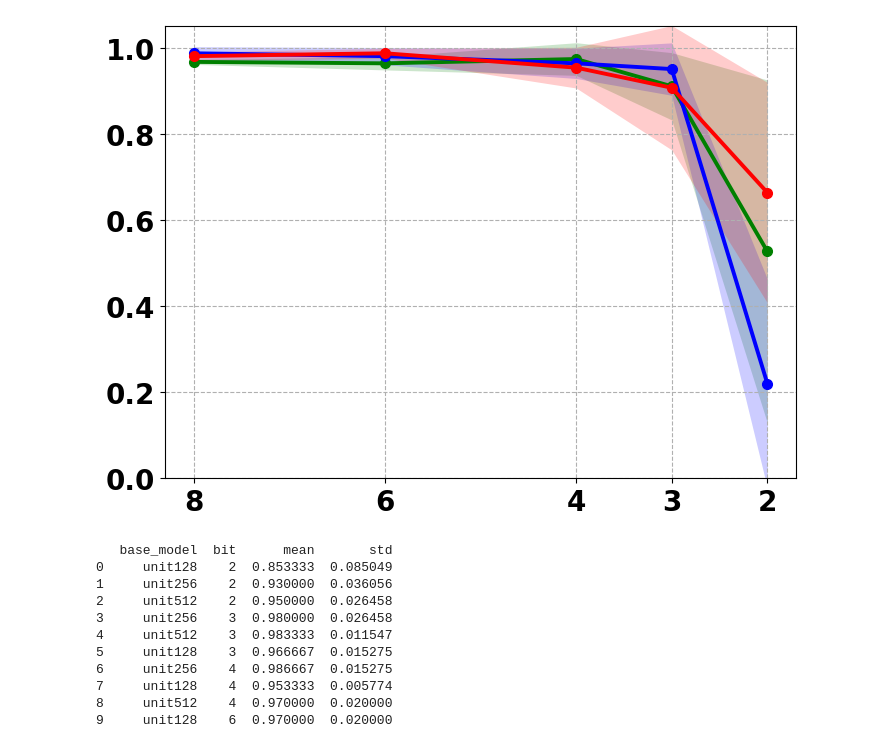
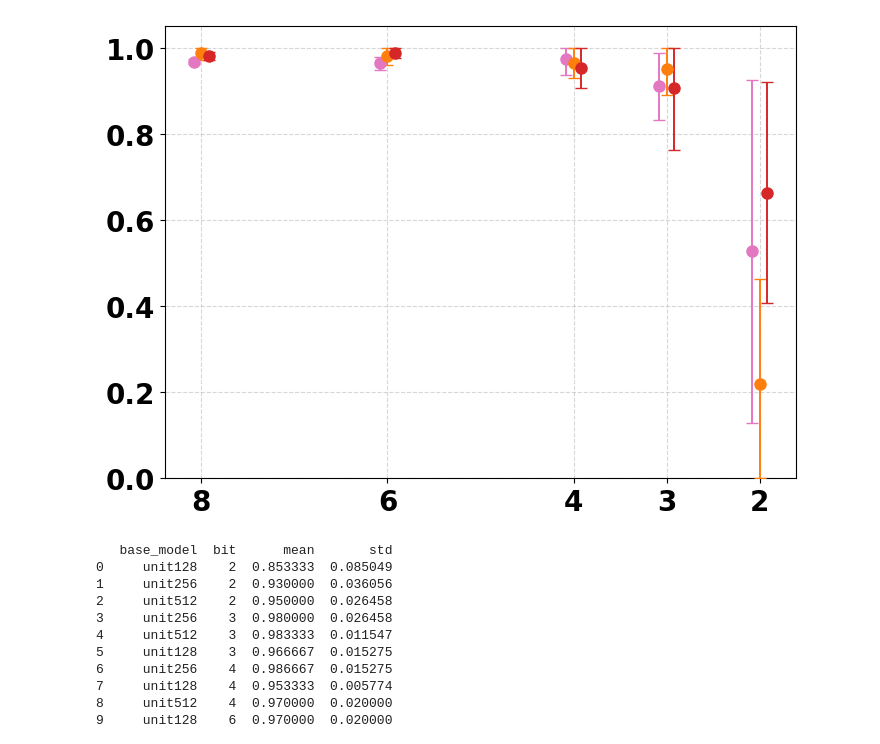
Before and after one commit to yuuharu11/LNN-control, a Jupyter notebook: robomimic/myscript/make-graph/success_rate-quantization.ipynb, the cells around one changed output. Drawn from its saved outputs; the diff is of its cells as text; code cells hidden in the pictures.

```diff
--- a/robomimic/myscript/make-graph/success_rate-quantization.ipynb
+++ b/robomimic/myscript/make-graph/success_rate-quantization.ipynb
@@ -3,6 +3,7 @@ import pandas as pd
 import glob
 import re
 import matplotlib.pyplot as plt
+import numpy as np
 
 # --- CSVをすべて読み込み ---
 csv_files = glob.glob("/work/robomimic/csv/eval/lift/quantize/weight/unit*.csv")
@@ -13,25 +14,14 @@ def extract_bit(filename: str):
 
 df_list = []
 
-if not csv_files:
-    print("CSVファイルが見つかりませんでした。")
-else:
-    for file in csv_files:
-        bit = extract_bit(file)
-        if bit is None:
-            continue
-        try:
-            df = pd.read_csv(file)
-            df["bit"] = bit
-            df_list.append(df)
-        except Exception:
-            continue
+for file in csv_files:
+    bit = extract_bit(file)
+    if bit is None:
+        continue
+    df = pd.read_csv(file)
+    df["bit"] = bit
+    df_list.append(df)
 
-if not df_list:
-    print("有効なデータがありません。")
-    exit()
-
-# --- データ結合と整形 ---
 df_all = pd.concat(df_list, ignore_index=True)
 
 def extract_base_model(name: str):
@@ -40,72 +30,74 @@ def extract_base_model(name: str):
 
 df_all["base_model"] = df_all["name"].apply(extract_base_model)
 
-# --- 集計：平均(mean)と標準偏差(std) ---
+# --- 集計 ---
 df_agg = (
     df_all.groupby(["base_model", "bit"])["success_rate"]
-          .agg(['mean', 'std'])
+          .agg(["mean", "std"])
           .reset_index()
-          .sort_values("bit")
 )
-df_agg['std'] = df_agg['std'].fillna(0)
 
+df_agg["std"] = df_agg["std"].fillna(0)
+
+# --- 描画設定 ---
 custom_colors = {
-    "ncp_u128_best": "green",
-    "ncp_u256_best": "blue",
-    "ncp_u512_best": "red",
+    "ncp_u128_best": "#e377c2",
+    "ncp_u256_best": "#ff7f0e",
+    "ncp_u512_best": "#d62728",
 }
+
+offsets = {
+    "ncp_u128_best":  0.08,
+    "ncp_u256_best":  0.00,
+    "ncp_u512_best":  -0.08,
+}
+
 
 plt.figure(figsize=(7.2, 5.2))
 
 for base_model, df_m in df_agg.groupby("base_model"):
-    color = custom_colors.get(base_model, "gray")
-
-    # bit を必ずソート
     df_m = df_m.sort_values("bit", ascending=False)
 
     bits  = df_m["bit"].values
     means = df_m["mean"].values
     stds  = df_m["std"].values
 
-    # --- 標準偏差帯（極薄・完全背景） ---
-    plt.fill_between(
-        bits,
-        means - stds,
-        means + stds,
+    lower = np.maximum(means - stds, 0)
+    upper = np.minimum(means + stds, 1)
+
+    offset = offsets.get(base_model, 0.0)
+    x = bits + offset
+    color = custom_colors.get(base_model, "gray")
+
+    # --- 点 + エラーバー（主役） ---
+    plt.errorbar(
+        x,
+        means,
+        yerr=[means - lower, upper - means],
+        fmt="o",
         color=color,
-        alpha=0.20,
-        linewidth=0,
-        zorder=1
-    )
-
-    # --- 平均線（主役） ---
-    plt.plot(
-        bits,
-        means,
-        marker="o",     # ★ マーカー統一
-        color=color,
-        linewidth=2.8,  # ★ 少し太く
-        markersize=7,
+        markersize=8,
+        elinewidth=1.4,
+        capsize=4,
         zorder=10,
         label=base_model.replace("_best", "")
     )
 
+
 # --- 軸・スタイル ---
 plt.tick_params(axis="both", labelsize=20)
-
 for label in plt.gca().get_xticklabels() + plt.gca().get_yticklabels():
     label.set_fontweight("bold")
 
 plt.ylim(0, 1.05)
 plt.gca().invert_xaxis()
 plt.xticks(sorted(df_agg["bit"].unique(), reverse=True))
 
-plt.grid(True, which="major", linestyle="--")
-
+plt.grid(True, linestyle="--", alpha=0.5)
 plt.tight_layout()
 plt.show()
 # %% [output]
-[figure, old version]
+[figure, new version]
 # %%
 # Digital Fixed Params Quantization (2bit, 3bit, 4bit, 6bit, 8bit)
 import pandas as pd
```
Also changed, not shown: 12 other files.
